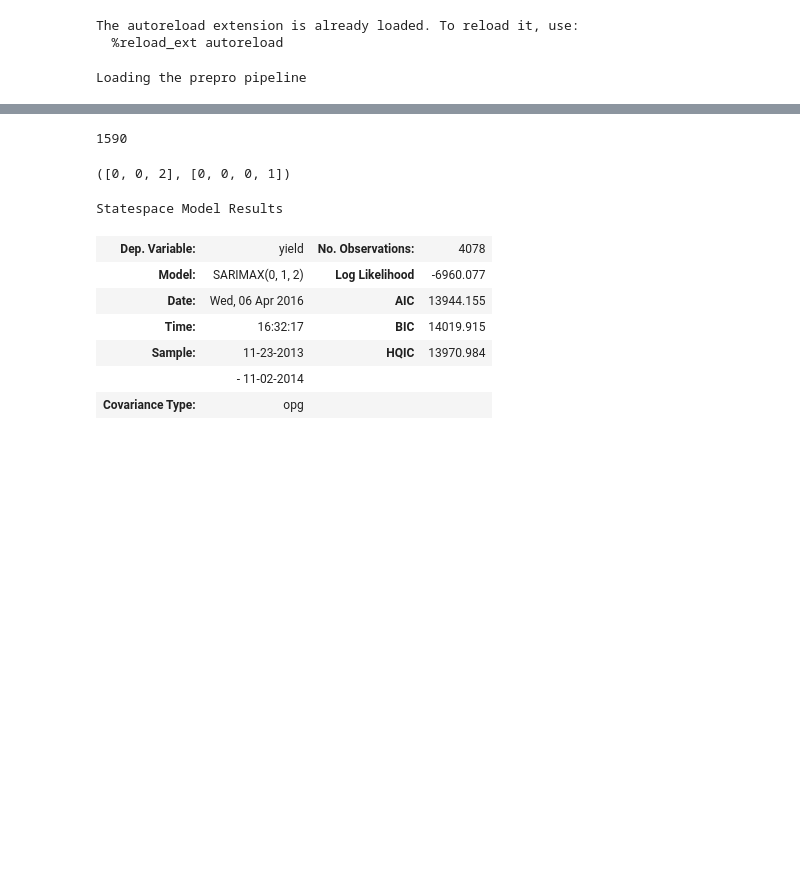
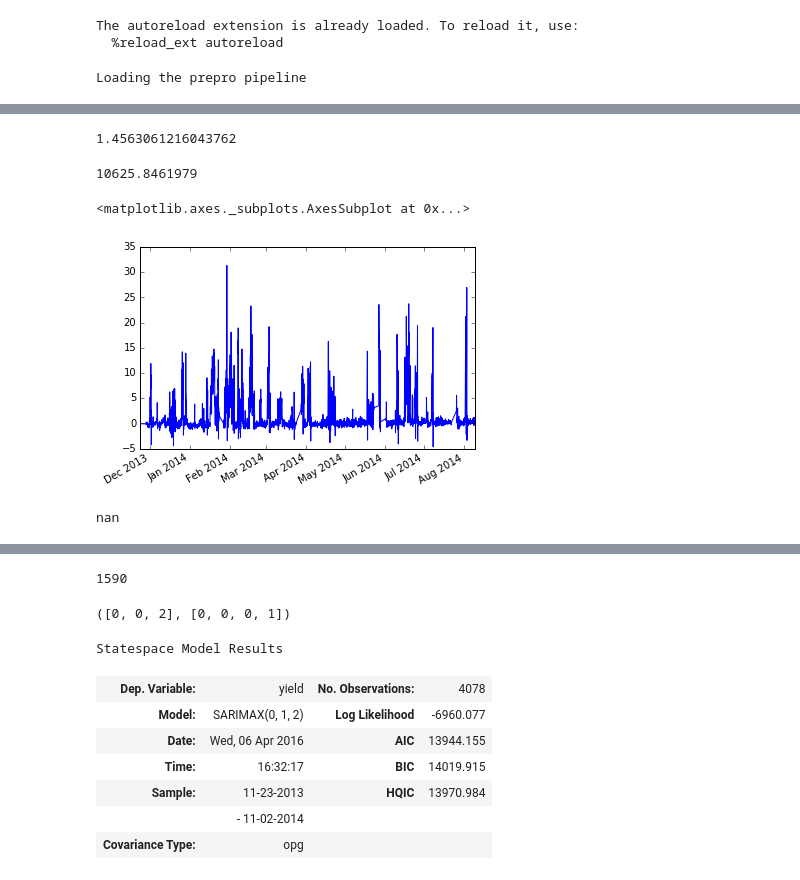
Before and after one commit to cthorey/fognet, a Jupyter notebook: ARIMA_modelling.ipynb, the cells around one changed output, grey strips where cells are left out. Drawn from its saved outputs; the diff is of its cells as text; code cells hidden in the pictures; blank space fills up the shorter version.

```diff
--- a/ARIMA_modelling.ipynb
+++ b/ARIMA_modelling.ipynb
@@ -74,0 +122,24 @@ Will write output to /Users/thorey/Documents/project/competition/fognet/models/b
+# %%
+dfscore = test[['yield','yield_pred']].dropna()
+np.sqrt(mean_squared_error(dfscore['yield'],dfscore['yield_pred']))
+# %% [output]
+1.4563061216043762
+# %%
+mod = sm.tsa.SARIMAX(endog=train['yield'].diff(periods=1)[1:],
+                        exog=train[model.regressors].diff(periods=1)[1:],
+                        order=(1,0,3))
+# %%
+res = mod.fit(maxiter=100)
+# %%
+print res.aic
+# %% [output]
+10625.8461979
+# %%
+res.predict().plot()
+# %% [output]
+<matplotlib.axes._subplots.AxesSubplot at 0x...>
+[figure, added]
+# %%
+res.aic
+# %% [output]
+nan
```
Also changed, not shown: parts of 21 cells of this notebook, 2 other files.
